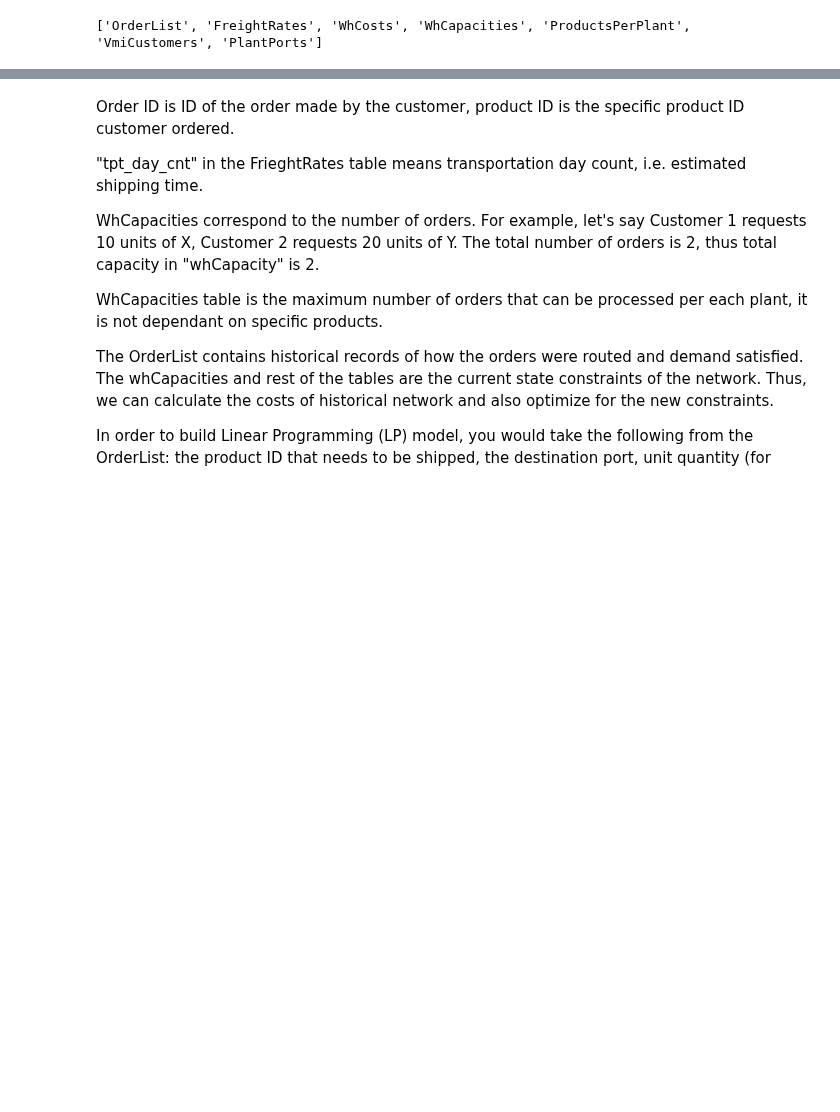
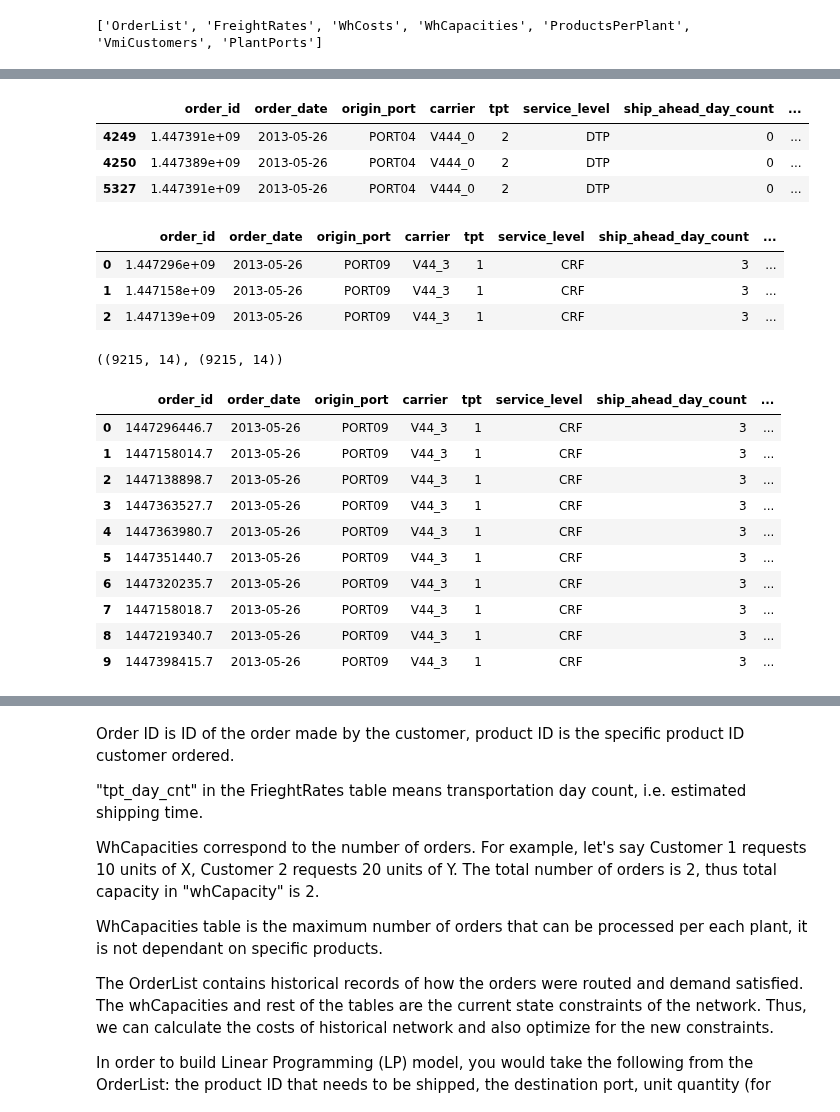
Before and after one commit to rhurst1029/supply_chain_ml, a Jupyter notebook: EDA.ipynb, the cells around one changed output, grey strips where cells are left out. Cells and saved outputs as stored; diff of their text form; code cells hidden in the pictures; blank space fills up the shorter version.

```diff
--- a/EDA.ipynb
+++ b/EDA.ipynb
@@ -99,3 +109,9 @@ print(sheet_names)
 # %%
 orders = pd.read_excel('Supply chain logisitcs problem.xlsx', sheet_name=sheet_names[0])
-##
+freight_rates = pd.read_excel('Supply chain logisitcs problem.xlsx', sheet_name=sheet_names[1])
+plant_ports = pd.read_excel('Supply chain logisitcs problem.xlsx', sheet_name=sheet_names[6])
+products_per_plant = pd.read_excel('Supply chain logisitcs problem.xlsx', sheet_name=sheet_names[4])
+wh_capacities = pd.read_excel('Supply chain logisitcs problem.xlsx', sheet_name=sheet_names[3])
+wh_costs = pd.read_excel('Supply chain logisitcs problem.xlsx', sheet_name=sheet_names[2])
+vmi_customers = pd.read_excel('Supply chain logisitcs problem.xlsx', sheet_name=sheet_names[5])
+vmi_customers['vmi_special'] = 1
@@ -144,0 +120,12 @@ pd.read_excel('Supply chain logisitcs problem.xlsx', sheet_name=sheet_names[6]).
+# %%
+orders.columns = [snake_case(i) for i in orders.columns]
+freight_rates.columns = [snake_case(i).replace('_cd', '') for i in freight_rates.columns]
+plant_ports.columns = [snake_case(i) for i in plant_ports.columns]
+products_per_plant.columns = [snake_case(i) for i in products_per_plant.columns]
+wh_capacities.columns = [snake_case(i) for i in wh_capacities.columns]
+wh_costs.columns = [snake_case(i) for i in wh_costs.columns]
+vmi_customers.columns = [snake_case(i) for i in vmi_customers.columns]
+vmi_customers.columns = [snake_case(i) for i in vmi_customers.columns]
+# %%
+freight_rates.rename(columns={'orig_port': 'origin', 'dest_port': 'destination', 'carrier': 'carrier'}, inplace=True)
+orders.rename(columns={'orig_port': 'origin', 'dest_port': 'destination', 'carrier': 'carrier'}, inplace=True)
@@ -144,0 +169,37 @@ pd.read_excel('Supply chain logisitcs problem.xlsx', sheet_name=sheet_names[6]).
+# %%
+orders[orders.product_id == 1613321].head(3)
+# %% [output]
+|  | order_id | order_date | origin_port | carrier | tpt | service_level | ship_ahead_day_count | ... |
+| 4249 | 1.447391e+09 | 2013-05-26 | PORT04 | V444_0 | 2 | DTP | 0 | ... |
+| 4250 | 1.447389e+09 | 2013-05-26 | PORT04 | V444_0 | 2 | DTP | 0 | ... |
+| 5327 | 1.447391e+09 | 2013-05-26 | PORT04 | V444_0 | 2 | DTP | 0 | ... |
+# %%
+prouct_port_plant = products_per_plant.merge(plant_ports, on='plant_code', how='left').rename(columns={'port': 'origin_port'})
+orders_port_plant = orders.merge(prouct_port_plant, on=['plant_code', 'product_id', 'origin_port'], how='left')
+orders_port_plant.head(3)
+## Now we have a mapping from product -> warehouse -> port for a given order
+# %% [output]
+|  | order_id | order_date | origin_port | carrier | tpt | service_level | ship_ahead_day_count | ... |
+| 0 | 1.447296e+09 | 2013-05-26 | PORT09 | V44_3 | 1 | CRF | 3 | ... |
+| 1 | 1.447158e+09 | 2013-05-26 | PORT09 | V44_3 | 1 | CRF | 3 | ... |
+| 2 | 1.447139e+09 | 2013-05-26 | PORT09 | V44_3 | 1 | CRF | 3 | ... |
+# %%
+orders_port_plant.shape, orders.shape
+# %% [output]
+((9215, 14), (9215, 14))
+# %%
+### Converting order_id to string
+orders_port_plant['order_id'] = orders_port_plant['order_id'].astype(str)
+orders_port_plant.head(10)
+# %% [output]
+|  | order_id | order_date | origin_port | carrier | tpt | service_level | ship_ahead_day_count | ... |
+| 0 | 1447296446.7 | 2013-05-26 | PORT09 | V44_3 | 1 | CRF | 3 | ... |
+| 1 | 1447158014.7 | 2013-05-26 | PORT09 | V44_3 | 1 | CRF | 3 | ... |
+| 2 | 1447138898.7 | 2013-05-26 | PORT09 | V44_3 | 1 | CRF | 3 | ... |
+| 3 | 1447363527.7 | 2013-05-26 | PORT09 | V44_3 | 1 | CRF | 3 | ... |
+| 4 | 1447363980.7 | 2013-05-26 | PORT09 | V44_3 | 1 | CRF | 3 | ... |
+| 5 | 1447351440.7 | 2013-05-26 | PORT09 | V44_3 | 1 | CRF | 3 | ... |
+| 6 | 1447320235.7 | 2013-05-26 | PORT09 | V44_3 | 1 | CRF | 3 | ... |
+| 7 | 1447158018.7 | 2013-05-26 | PORT09 | V44_3 | 1 | CRF | 3 | ... |
+| 8 | 1447219340.7 | 2013-05-26 | PORT09 | V44_3 | 1 | CRF | 3 | ... |
+| 9 | 1447398415.7 | 2013-05-26 | PORT09 | V44_3 | 1 | CRF | 3 | ... |
```
Also changed, not shown: parts of 33 cells of this notebook.
